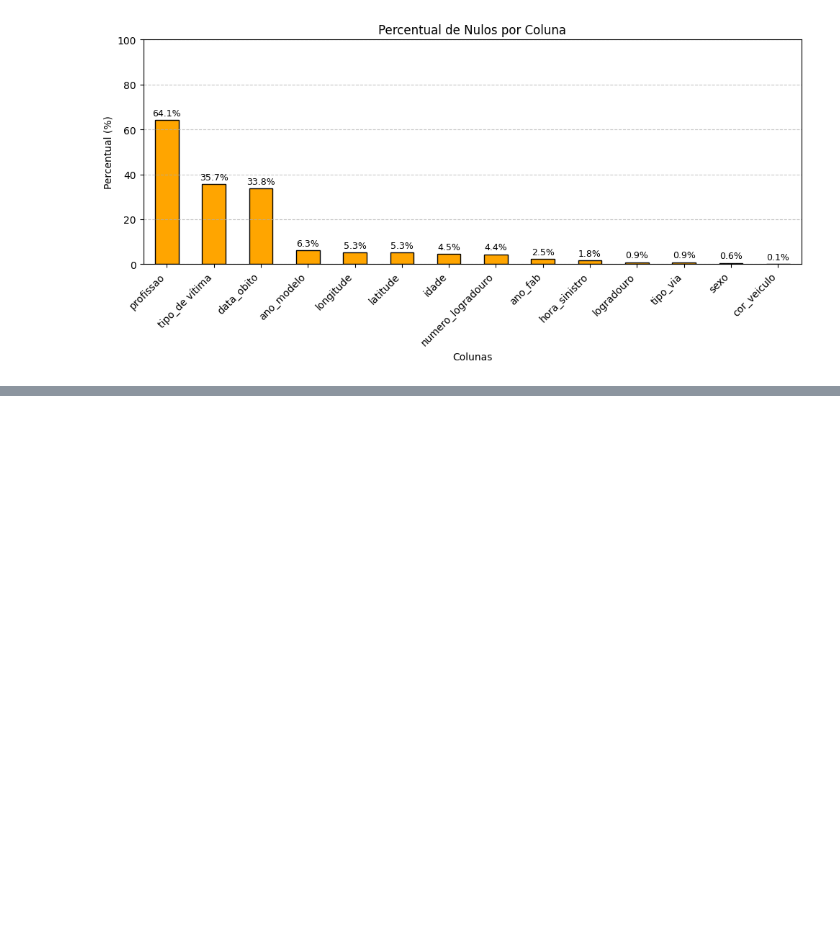
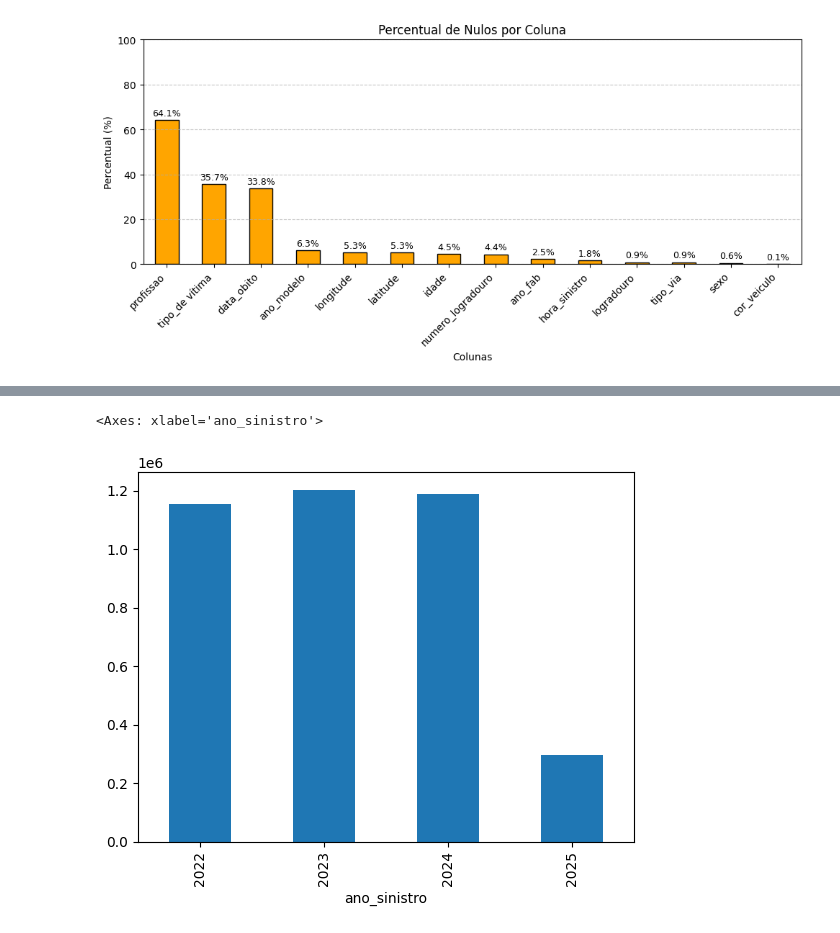
Before and after one commit to matheus-augusto36/accidents_Sao_Paulo_ETL, a Jupyter notebook: etl_main_database.ipynb, the cells around one changed output, grey strips where cells are left out. Saved outputs shown, nothing was run; the diff lists cells and outputs as text; code cells hidden in the pictures; blank space fills up the shorter version.

```diff
--- a/etl_main_database.ipynb
+++ b/etl_main_database.ipynb
@@ -291,0 +268,6 @@ Series([], dtype: float64)
+# %%
+df_acidentes['ano_sinistro'] = pd.to_datetime(df_acidentes['data_sinistro']).dt.to_period('Y')
+df_acidentes['ano_sinistro'].value_counts().sort_index().plot(kind='bar')
+# %% [output]
+<Axes: xlabel='ano_sinistro'>
+[figure, added]
```
Also changed, not shown: parts of 28 cells of this notebook.
